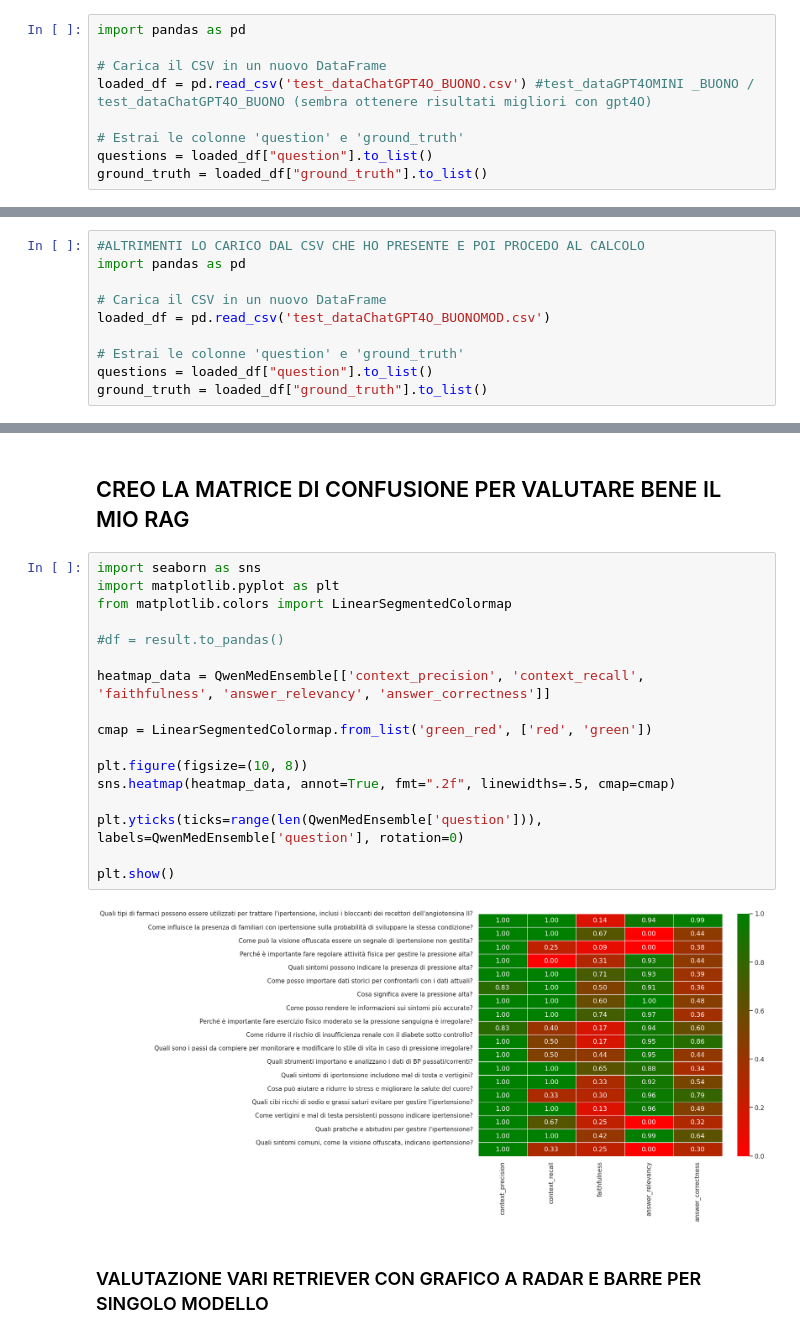
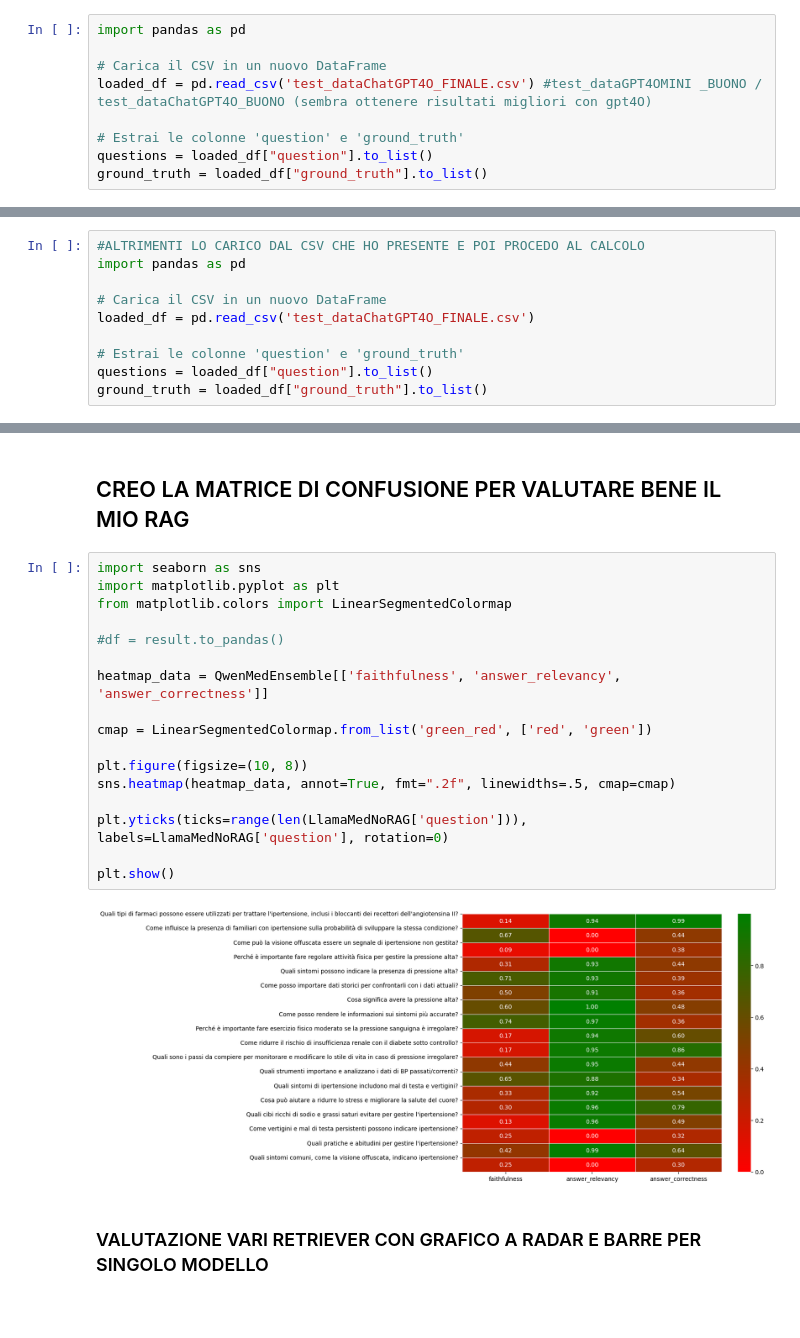
Before and after one commit to mbesep/Tesi-Magistrale-RAG, a Jupyter notebook: NORAGEVAL.ipynb, the cells around one changed output, grey strips where cells are left out. Saved outputs shown, nothing was run; the diff lists cells and outputs as text; blank space fills up the shorter version.

```diff
--- a/NORAGEVAL.ipynb
+++ b/NORAGEVAL.ipynb
@@ -352,7 +352,7 @@ ground_truth = testset.to_pandas()["ground_truth"].to_list()
 import pandas as pd
 
 # Carica il CSV in un nuovo DataFrame
-loaded_df = pd.read_csv('test_dataChatGPT4O_BUONO.csv') #test_dataGPT4OMINI _BUONO / test_dataChatGPT4O_BUONO (sembra ottenere risultati migliori con gpt4O)
+loaded_df = pd.read_csv('test_dataChatGPT4O_FINALE.csv') #test_dataGPT4OMINI _BUONO / test_dataChatGPT4O_BUONO (sembra ottenere risultati migliori con gpt4O)
 
 # Estrai le colonne 'question' e 'ground_truth'
 questions = loaded_df["question"].to_list()
@@ -721,7 +721,7 @@ ground_truth = testset.to_pandas()["ground_truth"].to_list()
 import pandas as pd
 
 # Carica il CSV in un nuovo DataFrame
-loaded_df = pd.read_csv('test_dataChatGPT4O_BUONOMOD.csv')
+loaded_df = pd.read_csv('test_dataChatGPT4O_FINALE.csv')
 
 # Estrai le colonne 'question' e 'ground_truth'
 questions = loaded_df["question"].to_list()
@@ -1203,22 +1203,22 @@ combined_df
 # %%
 import seaborn as sns
 import matplotlib.pyplot as plt
 from matplotlib.colors import LinearSegmentedColormap
 
 #df = result.to_pandas()
 
-heatmap_data = QwenMedEnsemble[['context_precision', 'context_recall', 'faithfulness', 'answer_relevancy', 'answer_correctness']]
+heatmap_data = QwenMedEnsemble[['faithfulness', 'answer_relevancy', 'answer_correctness']]
 
 cmap = LinearSegmentedColormap.from_list('green_red', ['red', 'green'])
 
 plt.figure(figsize=(10, 8))
 sns.heatmap(heatmap_data, annot=True, fmt=".2f", linewidths=.5, cmap=cmap)
 
-plt.yticks(ticks=range(len(QwenMedEnsemble['question'])), labels=QwenMedEnsemble['question'], rotation=0)
+plt.yticks(ticks=range(len(LlamaMedNoRAG['question'])), labels=LlamaMedNoRAG['question'], rotation=0)
 
 plt.show()
 # %% [output]
-[figure, old version]
+[figure, new version]
 # %% [markdown]
 ### VALUTAZIONE VARI RETRIEVER CON GRAFICO A RADAR E BARRE PER SINGOLO MODELLO
 # %%
```
Also changed, not shown: parts of 9 cells of this notebook, 1 other file.
